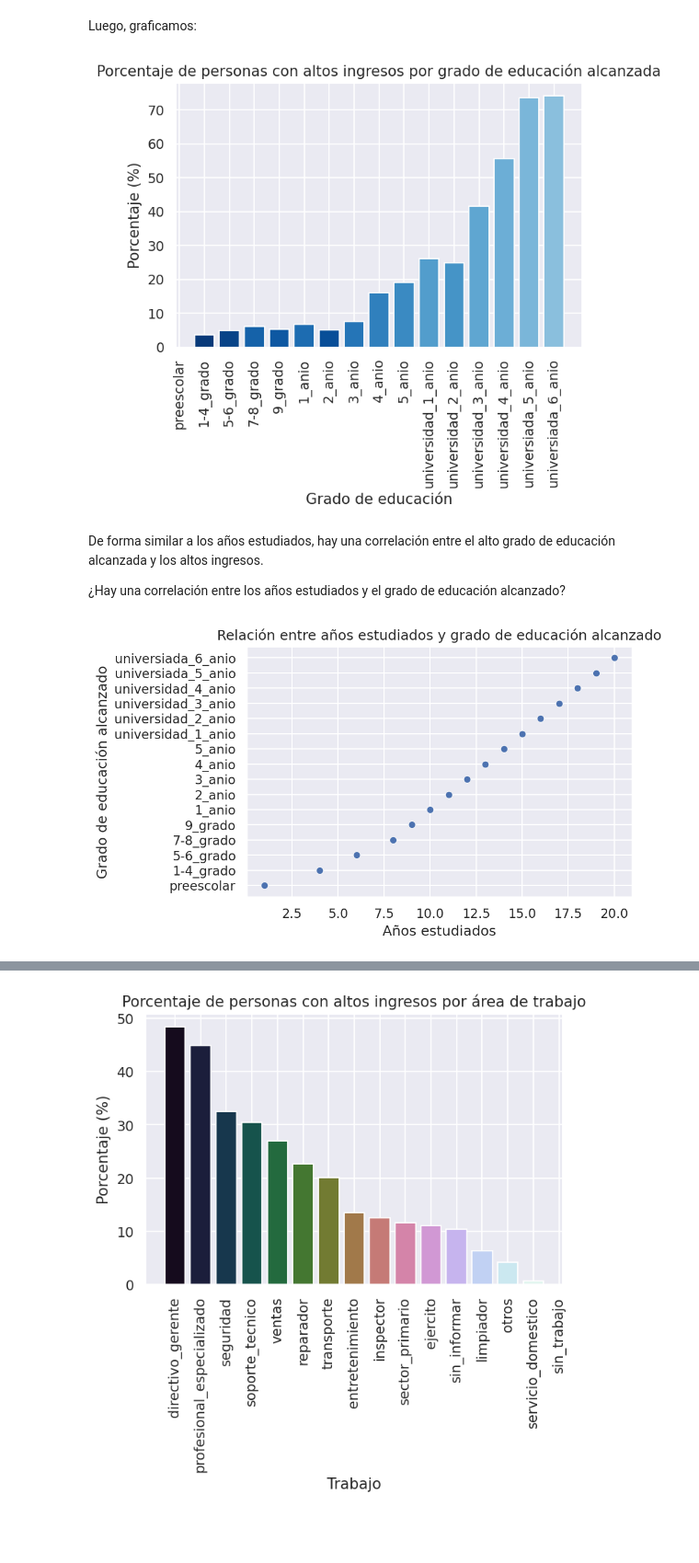
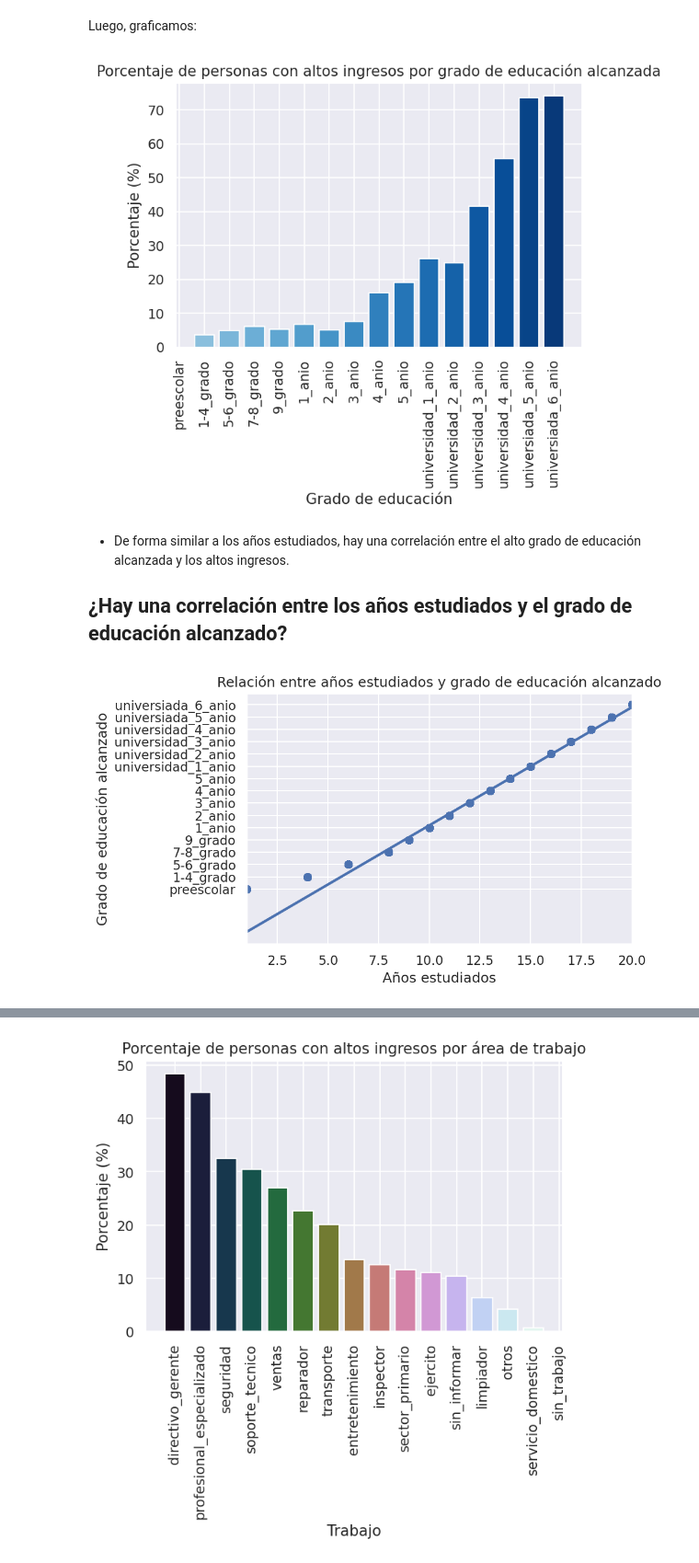
Before and after one commit to TomasArrachea/TP-Organizacion-de-Datos, a Jupyter notebook: informe.ipynb, the cells around one changed output, grey strips where cells are left out. Shown at 92% size. Saved outputs shown, nothing was run; the diff lists cells and outputs as text; code cells hidden in the pictures; blank space fills up the shorter version.

```diff
--- a/informe.ipynb
+++ b/informe.ipynb
@@ -308,31 +310,30 @@ Luego, graficamos:
 # %%
 df_total = df
 df_filtrado = df[df['tiene_alto_valor_adquisitivo'] == 1]
 
 df_r = (df_filtrado['educacion_alcanzada_encoded'].value_counts() / df_total['educacion_alcanzada_encoded'].value_counts()).sort_values()
 
-
+df_r = df_r.sort_index(ascending=False)
 plt.figure(dpi=(125))
 
-plt.bar(df_r.index, df_r.values*100, color =sns.color_palette('Blues_r', 25))
+plt.bar(df_r.index, df_r.values*100,color =sns.color_palette('Blues_r', 25))
 plt.ylabel("Porcentaje (%)")
 plt.xlabel("Grado de educación")
 plt.title("Porcentaje de personas con altos ingresos por grado de educación alcanzada")
 plt.xticks(list(range(0, len(categorias))), categorias, rotation=90)
 plt.show()
 # %% [output]
-[figure, old version]
+[figure, new version]
 # %% [markdown]
-De forma similar a los años estudiados, hay una correlación entre el alto grado de educación alcanzada y los altos ingresos.
+- De forma similar a los años estudiados, hay una correlación entre el alto grado de educación alcanzada y los altos ingresos.
 
-¿Hay una correlación entre los años estudiados y el grado de educación alcanzado?
+## ¿Hay una correlación entre los años estudiados y el grado de educación alcanzado?
 # %%
 plt.figure(dpi=150)
-sns.scatterplot(
+sns.regplot(
     x='anios_estudiados',
     y='educacion_alcanzada_encoded',
     data=df,
-    alpha=0.7,
 )
 
 plt.xlabel("Años estudiados")
@@ -342,5 +343,5 @@ plt.yticks(list(range(0, len(categorias))), categorias)
 plt.title('Relación entre años estudiados y grado de educación alcanzado')
 plt.show()
 # %% [output]
-[figure, old version]
+[figure, new version]
 # %% [markdown]
```
Also changed, not shown: parts of 20 cells of this notebook.
